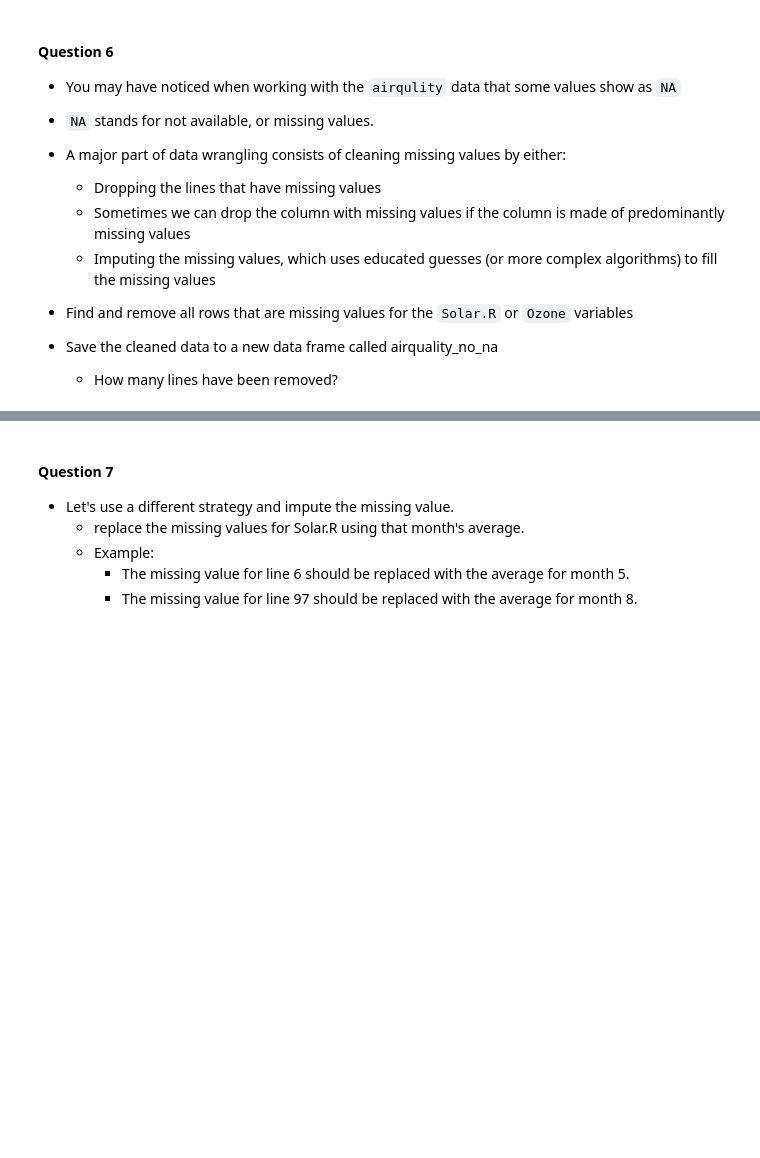
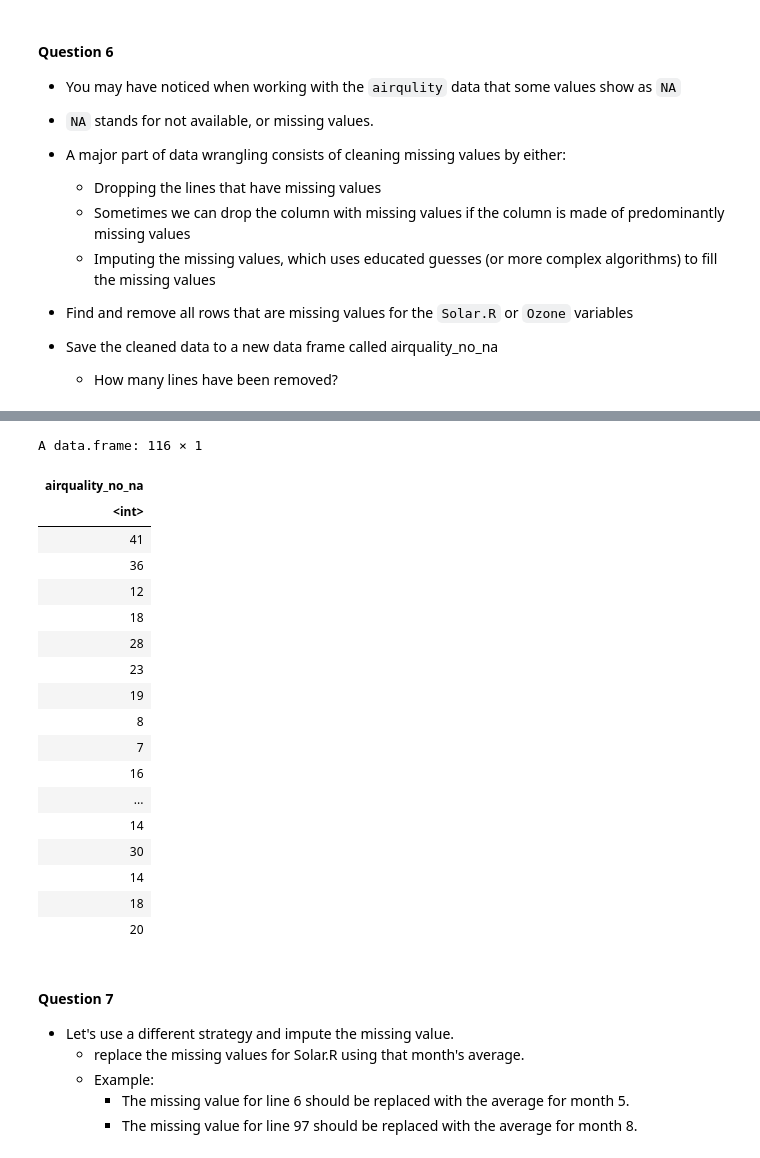
Before and after one commit to davism808/OCN682, a Jupyter notebook: 2_data_structures_intro/data_structures_in_r.ipynb, the cells around one changed output, grey strips where cells are left out. Cells and saved outputs as stored; diff of their text form; code cells hidden in the pictures; blank space fills up the shorter version.

```diff
--- a/2_data_structures_intro/data_structures_in_r.ipynb
+++ b/2_data_structures_intro/data_structures_in_r.ipynb
@@ -90,3 +135,29 @@ A matrix: 3 × 2 of type int
+# %%
+airquality_no_na <- na.omit(airquality$Ozone)
+airquality_no_na <- data.frame(airquality_no_na)
+airquality_no_na
+
+#36 lines are removed
+# %% [output]
+A data.frame: 116 × 1
+| airquality_no_na |
+| <int> |
+| 41 |
+| 36 |
+| 12 |
+| 18 |
+| 28 |
+| 23 |
+| 19 |
+| 8 |
+| 7 |
+| 16 |
+| ... |
+| 14 |
+| 30 |
+| 14 |
+| 18 |
+| 20 |
 # %% [markdown]
 #### Question 7
 * Let's use a different strategy and impute the missing value.
```
Also changed, not shown: parts of 9 cells of this notebook, 1 other file.
